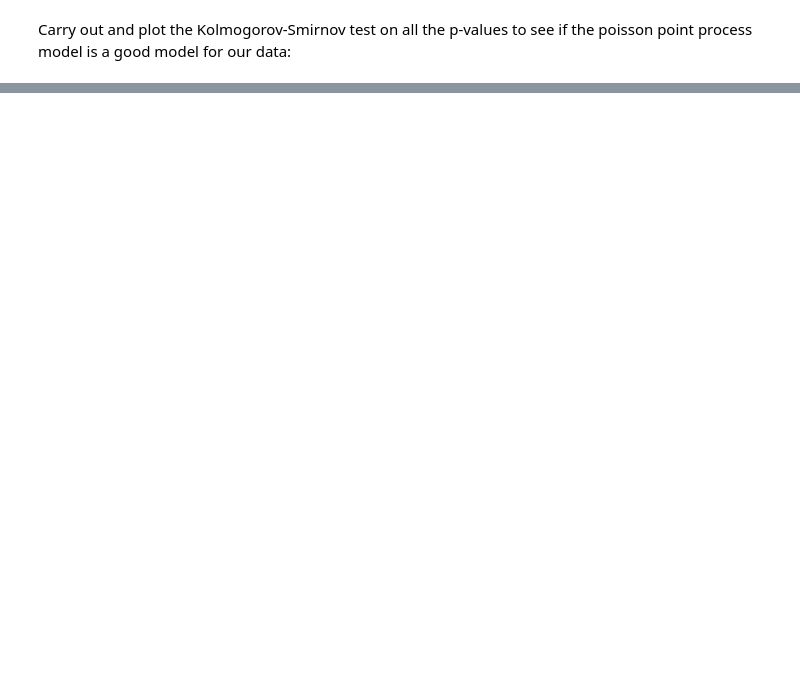
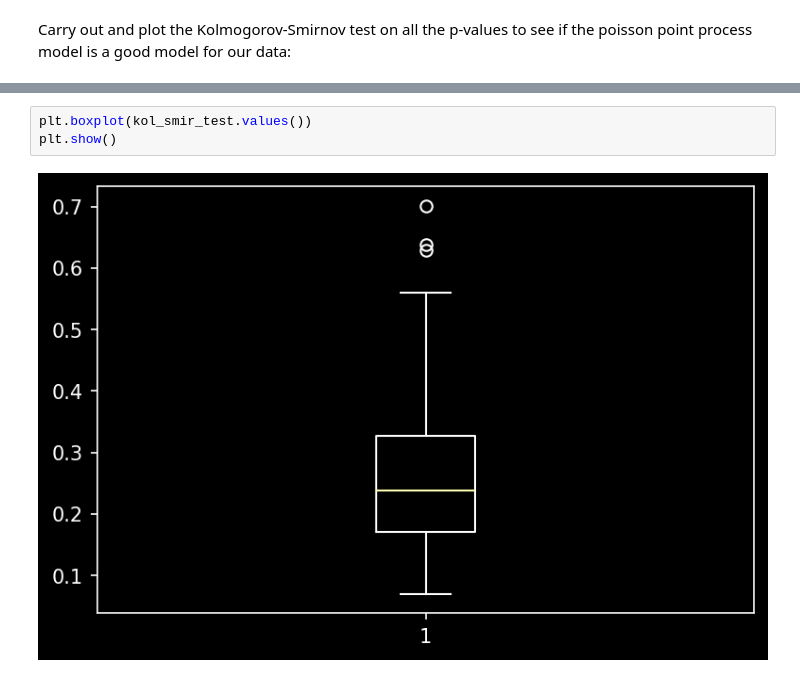
Before and after one commit to carlosaccp/Santander-SE-ME, a Jupyter notebook: analysis/fit_poisson.ipynb, the cells around one changed output, grey strips where cells are left out. Drawn from its saved outputs; the diff is of its cells as text; blank space fills up the shorter version.

```diff
--- a/analysis/fit_poisson.ipynb
+++ b/analysis/fit_poisson.ipynb
@@ -136,0 +163,5 @@ plt.show()
+# %%
+plt.boxplot(kol_smir_test.values())
+plt.show()
+# %% [output]
+[figure, added]
```
Also changed, not shown: parts of 11 cells of this notebook, 4 other files.
